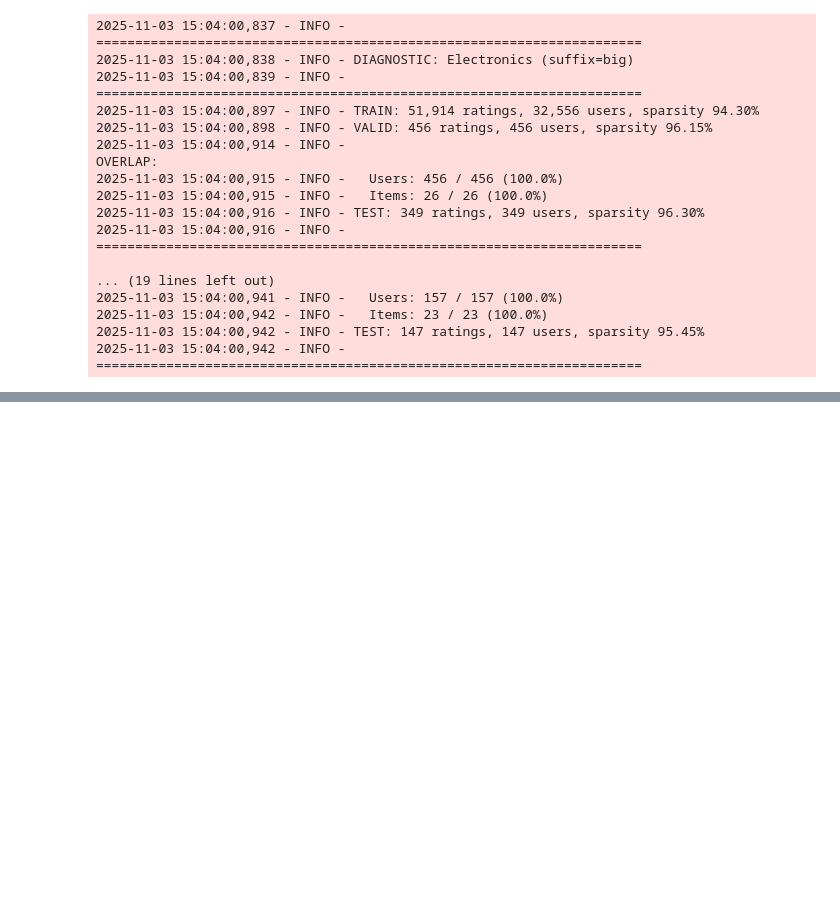
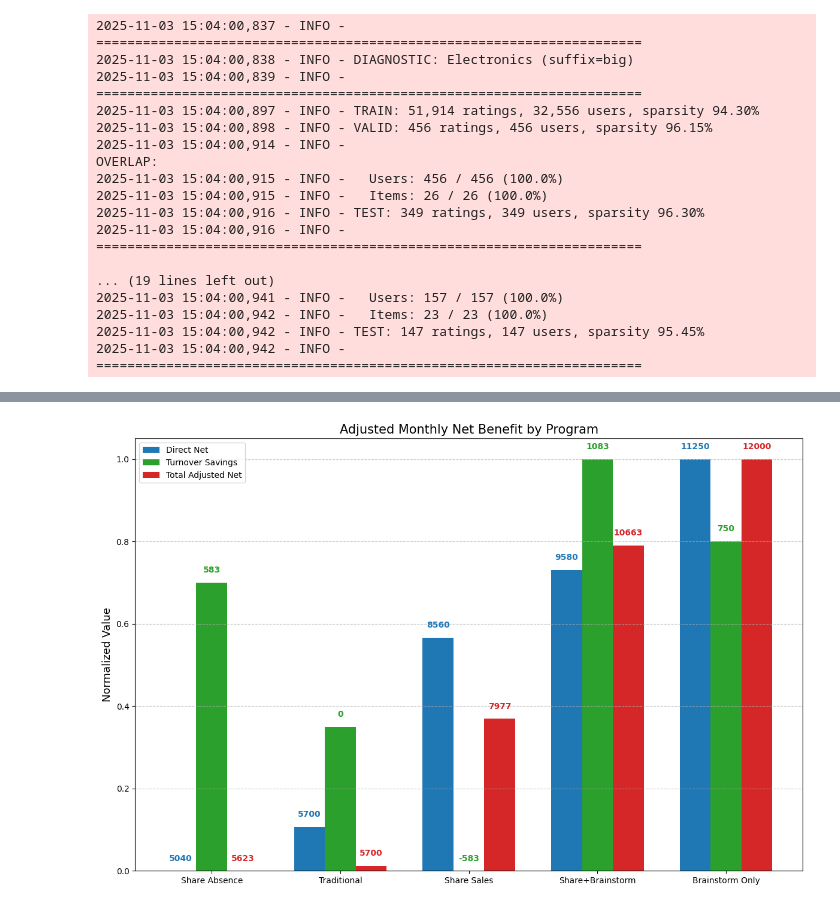
Before and after one commit to lequo-neu/Amazon-Product-Recommendation-System, a Jupyter notebook: notebooks/data_collection.ipynb, the cells around one changed output, grey strips where cells are left out. Saved outputs shown, nothing was run; the diff lists cells and outputs as text; code cells hidden in the pictures; blank space fills up the shorter version.

```diff
--- a/notebooks/data_collection.ipynb
+++ b/notebooks/data_collection.ipynb
@@ -388,0 +500,52 @@ OVERLAP:
+# %%
+import matplotlib.pyplot as plt
+import numpy as np
+
+# Dữ liệu từ bảng
+programs = np.array(['Traditional', 'Share Absence', 'Share Sales', 'Share+Brainstorm', 'Brainstorm Only'])
+direct_net = np.array([5700, 5040, 8560, 9580, 11250])
+turnover_savings = np.array([0, 583, -583, 1083, 750])
+total_adjusted = np.array([5700, 5623, 7977, 10663, 12000])
+
+# Sắp xếp tăng dần theo total_adjusted
+idx_sorted = np.argsort(total_adjusted)
+programs = programs[idx_sorted]
+direct_net = direct_net[idx_sorted]
+turnover_savings = turnover_savings[idx_sorted]
+total_adjusted = total_adjusted[idx_sorted]
+
+def minmax_scale(arr):
+    arr = np.array(arr)
+    return (arr - arr.min()) / (arr.max() - arr.min())
+
+direct_net_norm = minmax_scale(direct_net)
+turnover_savings_norm = minmax_scale(turnover_savings)
+total_adjusted_norm = minmax_scale(total_adjusted)
+
+x = np.arange(len(programs))
+bar_width = 0.24
+offsets = [0.02, 0.02, 0.02] # Để tránh overlap
+
+fig, ax = plt.subplots(figsize=(12,8))
+bars1 = ax.bar(x - bar_width, direct_net_norm, bar_width, label='Direct Net', color='tab:blue')
+bars2 = ax.bar(x, turnover_savings_norm, bar_width, label='Turnover Savings', color='tab:green')
+bars3 = ax.bar(x + bar_width, total_adjusted_norm, bar_width, label='Total Adjusted Net', color='tab:red')
+
+# Thêm raw value cho mỗi bar
+for i, rect in enumerate(bars1):
+    ax.text(rect.get_x() + rect.get_width()/2, rect.get_height() + offsets[0], f"{direct_net[i]}", ha='center', va='bottom', fontsize=10, color='tab:blue', fontweight='bold')
+for i, rect in enumerate(bars2):
+    ax.text(rect.get_x() + rect.get_width()/2, rect.get_height() + offsets[1], f"{turnover_savings[i]}", ha='center', va='bottom', fontsize=10, color='tab:green', fontweight='bold')
+for i, rect in enumerate(bars3):
+    ax.text(rect.get_x() + rect.get_width()/2, rect.get_height() + offsets[2], f"{total_adjusted[i]}", ha='center', va='bottom', fontsize=10, color='tab:red', fontweight='bold')
+
+ax.set_xticks(x)
+ax.set_xticklabels(programs)
+ax.set_ylabel('Normalized Value', fontsize=13)
+ax.set_title('Adjusted Monthly Net Benefit by Program', fontsize=15)
+ax.legend()
+plt.grid(axis='y', linestyle='--', alpha=0.7)
+plt.tight_layout()
+plt.show()
+# %% [output]
+[figure, added]
```
Also changed, not shown: parts of 4 cells of this notebook.
